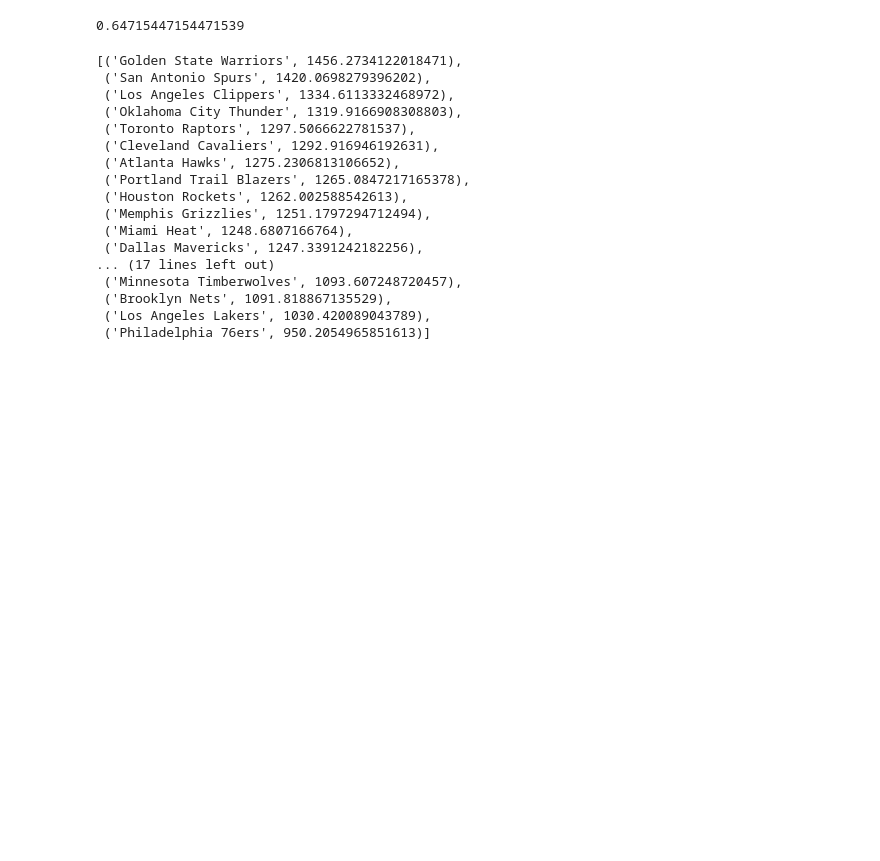
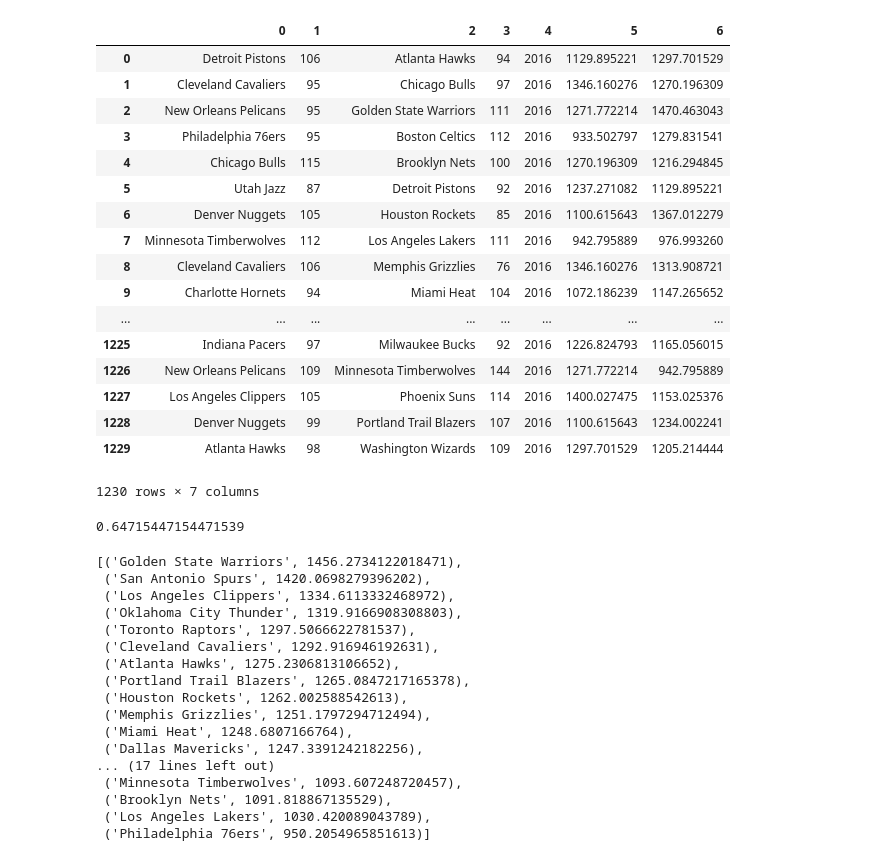
Before and after one commit to seangao/cs445-project, a Jupyter notebook: Elo1.ipynb, the cells around one changed output. Saved outputs shown, nothing was run; the diff lists cells and outputs as text; code cells hidden in the pictures; blank space fills up the shorter version.

```diff
--- a/Elo1.ipynb
+++ b/Elo1.ipynb
@@ -66,3 +136,24 @@ pred = test_elos(elos, games_test)
+# %%
+data
+# %% [output]
+|  | 0 | 1 | 2 | 3 | 4 | 5 | 6 |
+| 0 | Detroit Pistons | 106 | Atlanta Hawks | 94 | 2016 | 1129.895221 | 1297.701529 |
+| 1 | Cleveland Cavaliers | 95 | Chicago Bulls | 97 | 2016 | 1346.160276 | 1270.196309 |
+| 2 | New Orleans Pelicans | 95 | Golden State Warriors | 111 | 2016 | 1271.772214 | 1470.463043 |
+| 3 | Philadelphia 76ers | 95 | Boston Celtics | 112 | 2016 | 933.502797 | 1279.831541 |
+| 4 | Chicago Bulls | 115 | Brooklyn Nets | 100 | 2016 | 1270.196309 | 1216.294845 |
+| 5 | Utah Jazz | 87 | Detroit Pistons | 92 | 2016 | 1237.271082 | 1129.895221 |
+| 6 | Denver Nuggets | 105 | Houston Rockets | 85 | 2016 | 1100.615643 | 1367.012279 |
+| 7 | Minnesota Timberwolves | 112 | Los Angeles Lakers | 111 | 2016 | 942.795889 | 976.993260 |
+| 8 | Cleveland Cavaliers | 106 | Memphis Grizzlies | 76 | 2016 | 1346.160276 | 1313.908721 |
+| 9 | Charlotte Hornets | 94 | Miami Heat | 104 | 2016 | 1072.186239 | 1147.265652 |
+| ... | ... | ... | ... | ... | ... | ... | ... |
+| 1225 | Indiana Pacers | 97 | Milwaukee Bucks | 92 | 2016 | 1226.824793 | 1165.056015 |
+| 1226 | New Orleans Pelicans | 109 | Minnesota Timberwolves | 144 | 2016 | 1271.772214 | 942.795889 |
+| 1227 | Los Angeles Clippers | 105 | Phoenix Suns | 114 | 2016 | 1400.027475 | 1153.025376 |
+| 1228 | Denver Nuggets | 99 | Portland Trail Blazers | 107 | 2016 | 1100.615643 | 1234.002241 |
+| 1229 | Atlanta Hawks | 98 | Washington Wizards | 109 | 2016 | 1297.701529 | 1205.214444 |
+1230 rows × 7 columns
 # %%
 (sum(pred["TrueWinner"] == pred["PredWinner"])+0.0)/len(pred)
 # %% [output]
```
Also changed, not shown: parts of 3 cells of this notebook.
